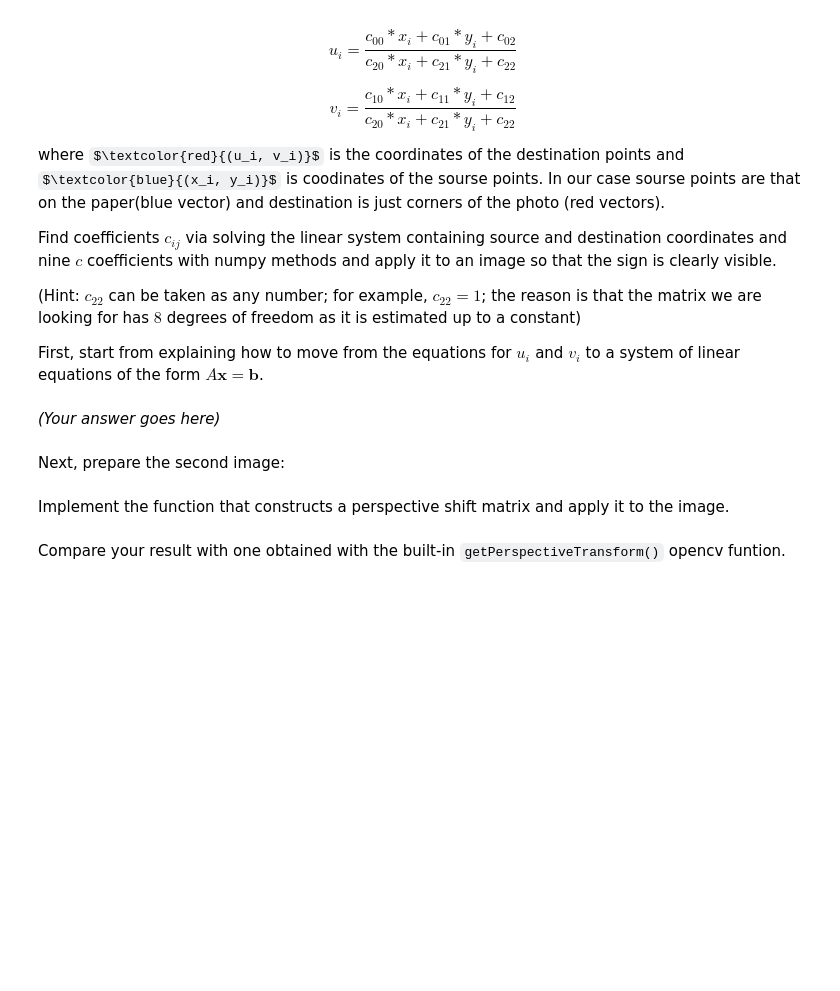
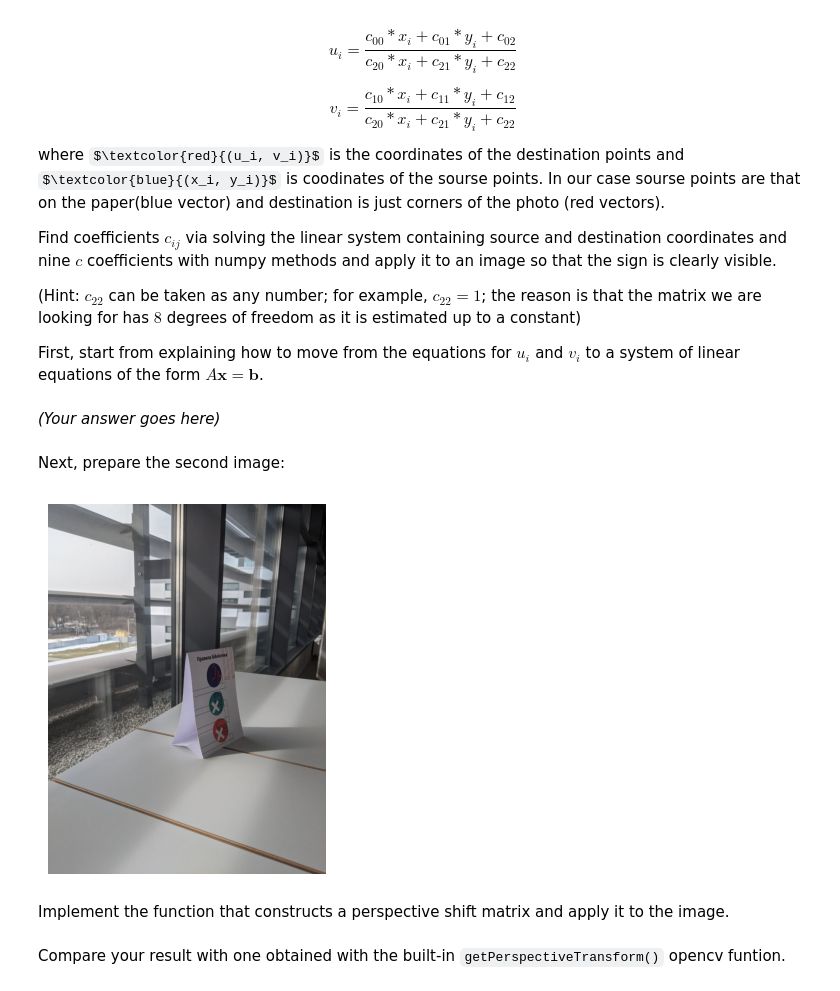
Before and after one commit to Hombosh-dev/LA_lab_1, a Jupyter notebook: LA_Lab_1.ipynb, the cells around one changed output. Cells and saved outputs as stored; diff of their text form; code cells hidden in the pictures; some formulas as TeX source; blank space fills up the shorter version.

```diff
--- a/LA_Lab_1.ipynb
+++ b/LA_Lab_1.ipynb
@@ -578,10 +578,12 @@ First, start from explaining how to move from the equations for $u_i$ and $v_i$
 Next, prepare the second image:
 # %%
 ##### YOUR CODE STARTS #####
-img2_path = ...
+img2_path = "./images/img2.jpg"
 ##### YOUR CODE ENDS #####
 image2 = cv.imread(img2_path)
 cv2_imshow(image2)
+# %% [output]
+[figure, added]
 # %% [markdown]
 Implement the function that constructs a perspective shift matrix and apply it to the image.
 # %%
```
Also changed, not shown: 3 other files.
